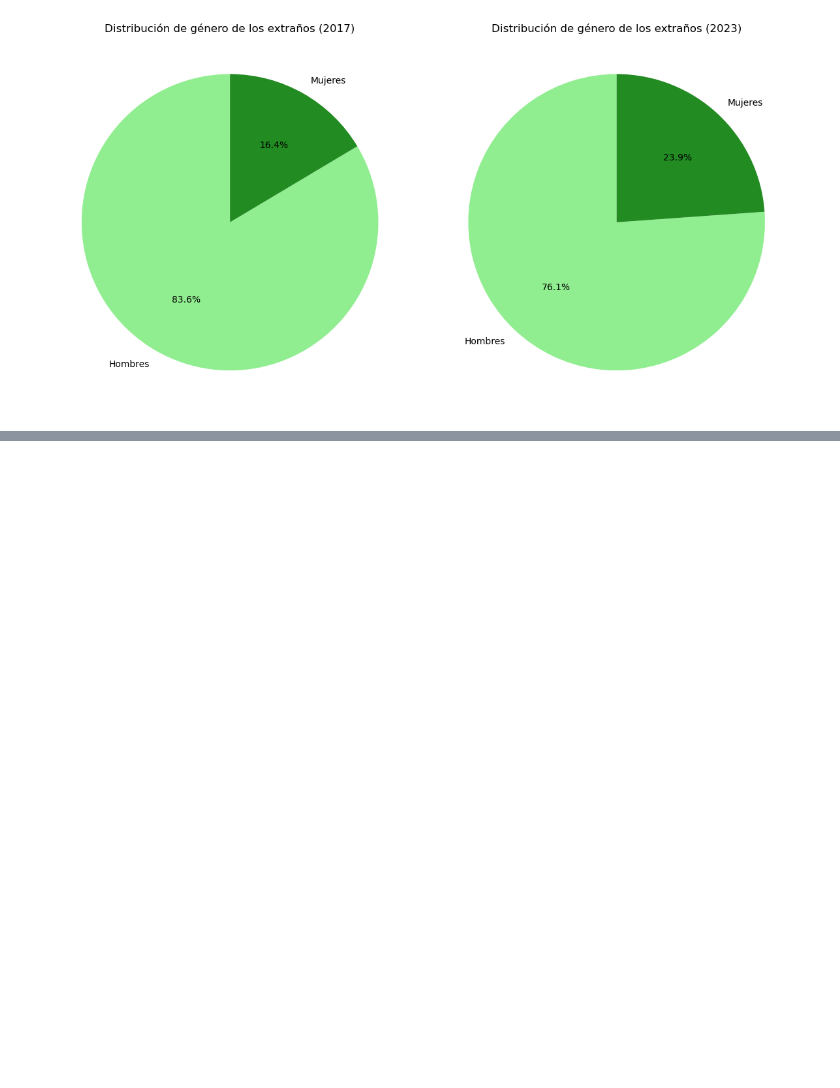
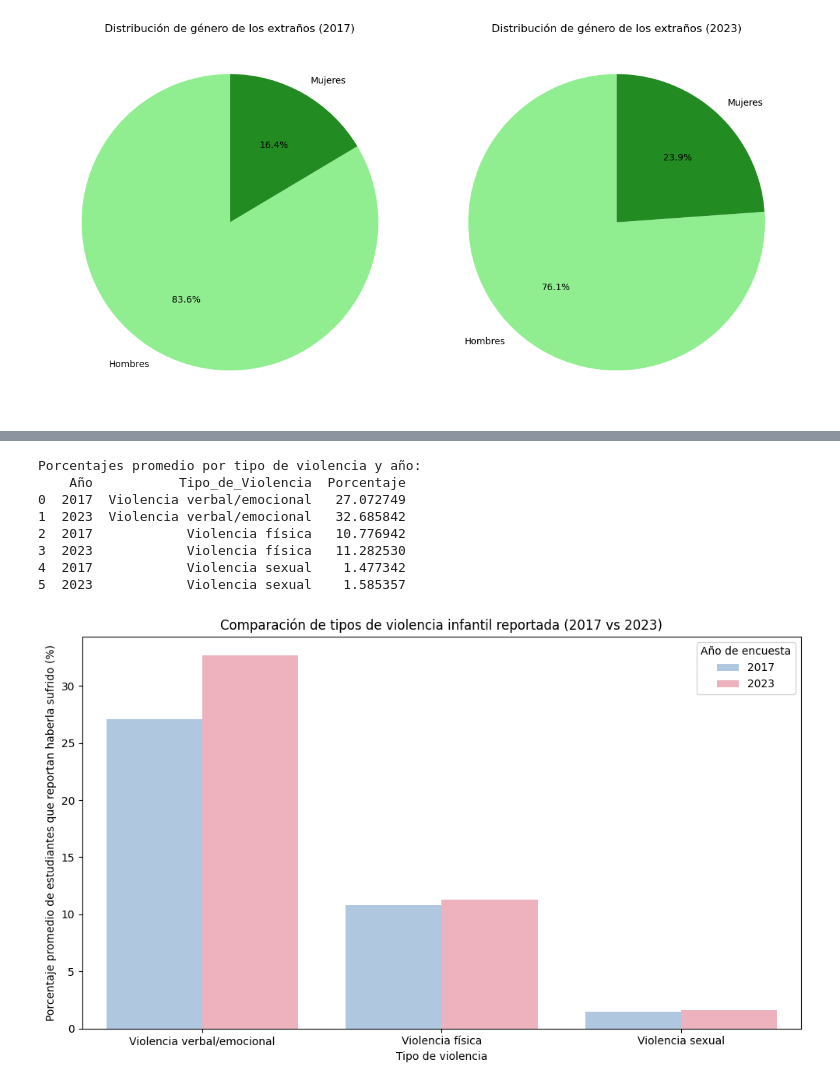
Before and after one commit to ConstanzaHernandezTorres/IMT2200-Proyecto-grupal, a Jupyter notebook: Repo1 - Avance.ipynb, the cells around one changed output, grey strips where cells are left out. Drawn from its saved outputs; the diff is of its cells as text; code cells hidden in the pictures; blank space fills up the shorter version.

```diff
--- a/Repo1 - Avance.ipynb
+++ b/Repo1 - Avance.ipynb
@@ -742,0 +815,71 @@ See the caveats in the documentation: https://pandas.pydata.org/pandas-docs/stab
+# %%
+df = pd.read_csv('Data-Encuestas.csv')
+
+# Columnas de tipos de violencia
+columnas_violencia_verbal = ['PB_1_1']
+columnas_violencia_fisica = ['PA_5_1', 'PA_6_1', 'PB_2_1', 'PC_1_1', 'PC_2_1', 'PC_5_1']
+columnas_violencia_sexual = ['PD_3_1', 'PD_4_1', 'PD_5_1', 'PD_6_1', 'PD_7_1']
+
+año1 = 2017
+año2 = 2023
+
+# Función para calcular los porcentajes del tipo de violencia
+def calcular_porcentajes(df, año, columnas, tipo):
+    df_año = df[df['Año'] == año]
+    # Se calcula la media de todos los valores '1' dentro de las columnas del tipo
+    valores = []
+    for col in columnas:
+        if col in df_año.columns:
+            valores.append((df_año[col] == 1).mean())
+    if len(valores) > 0:
+        return {
+            'Año': año,
+            'Tipo_de_Violencia': tipo,
+            'Porcentaje': sum(valores) / len(valores) * 100
+        }
+    else:
+        return None
+resultados = []
+
+for tipo, columnas in [('Violencia verbal/emocional', columnas_violencia_verbal),
+                        ('Violencia física', columnas_violencia_fisica),
+                        ('Violencia sexual', columnas_violencia_sexual)]:
+    for año in [año1, año2]:
+        res = calcular_porcentajes(df, año, columnas, tipo)
+        if res:
+            resultados.append(res)
+
+df_comparacion = pd.DataFrame(resultados)
+
+print("\nPorcentajes promedio por tipo de violencia y año:")
+print(df_comparacion)
+
+# Gráfico
+palette = {
+    2017: '#A7C7E7',
+    2023: '#F7A8B8'
+}
+plt.figure(figsize=(10, 6))
+sns.barplot(
+    data=df_comparacion,
+    x='Tipo_de_Violencia',
+    y='Porcentaje',
+    hue='Año',
+    palette= palette
+)
+plt.title('Comparación de tipos de violencia infantil reportada (2017 vs 2023)')
+plt.xlabel('Tipo de violencia')
+plt.ylabel('Porcentaje promedio de estudiantes que reportan haberla sufrido (%)')
+plt.legend(title='Año de encuesta')
+plt.tight_layout()
+plt.show()
+# %% [output]
+Porcentajes promedio por tipo de violencia y año:
+    Año           Tipo_de_Violencia  Porcentaje
+0  2017  Violencia verbal/emocional   27.072749
+1  2023  Violencia verbal/emocional   32.685842
+2  2017            Violencia física   10.776942
+3  2023            Violencia física   11.282530
+4  2017            Violencia sexual    1.477342
+5  2023            Violencia sexual    1.585357
+[figure, added]
```
Also changed, not shown: parts of 7 cells of this notebook, 2 other files.
